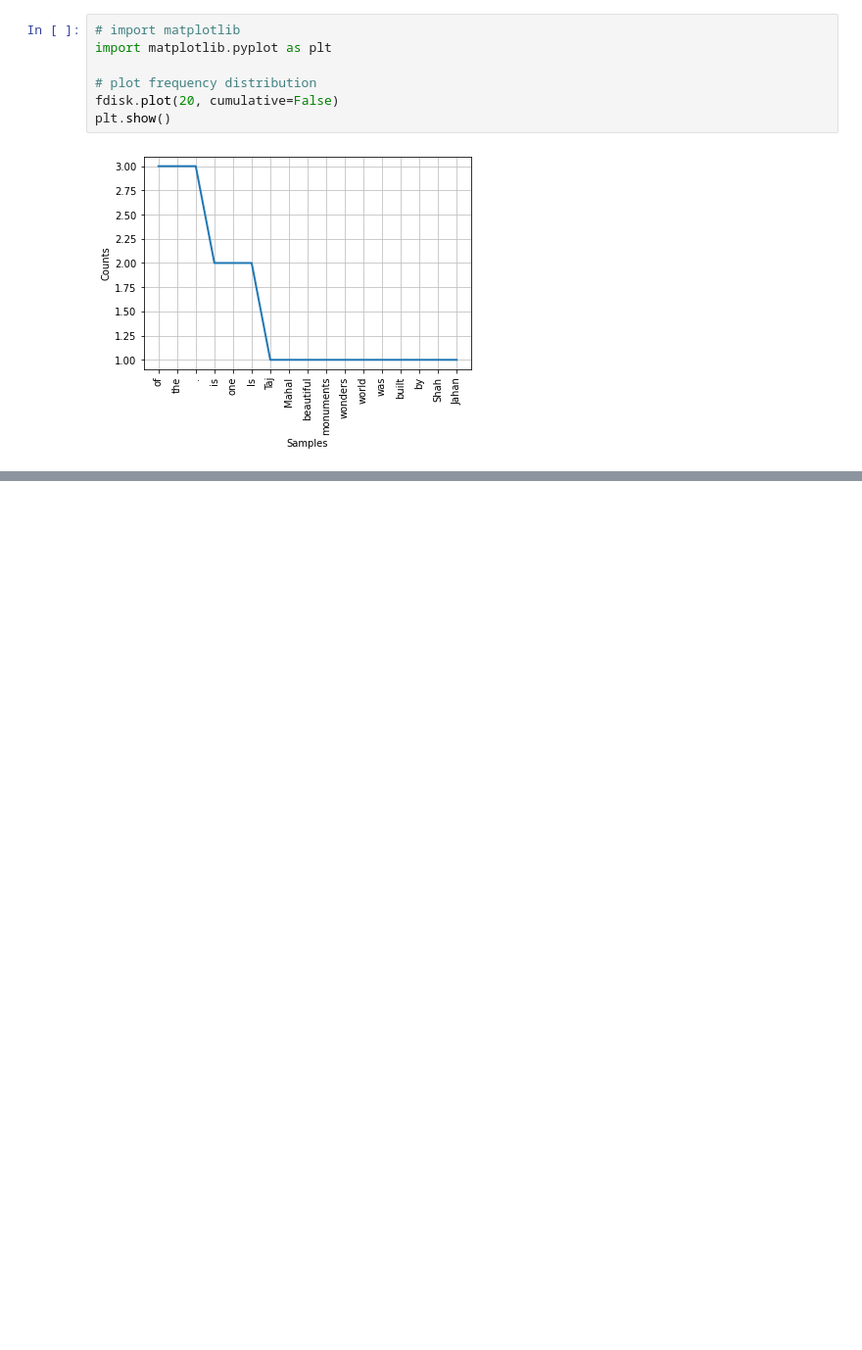
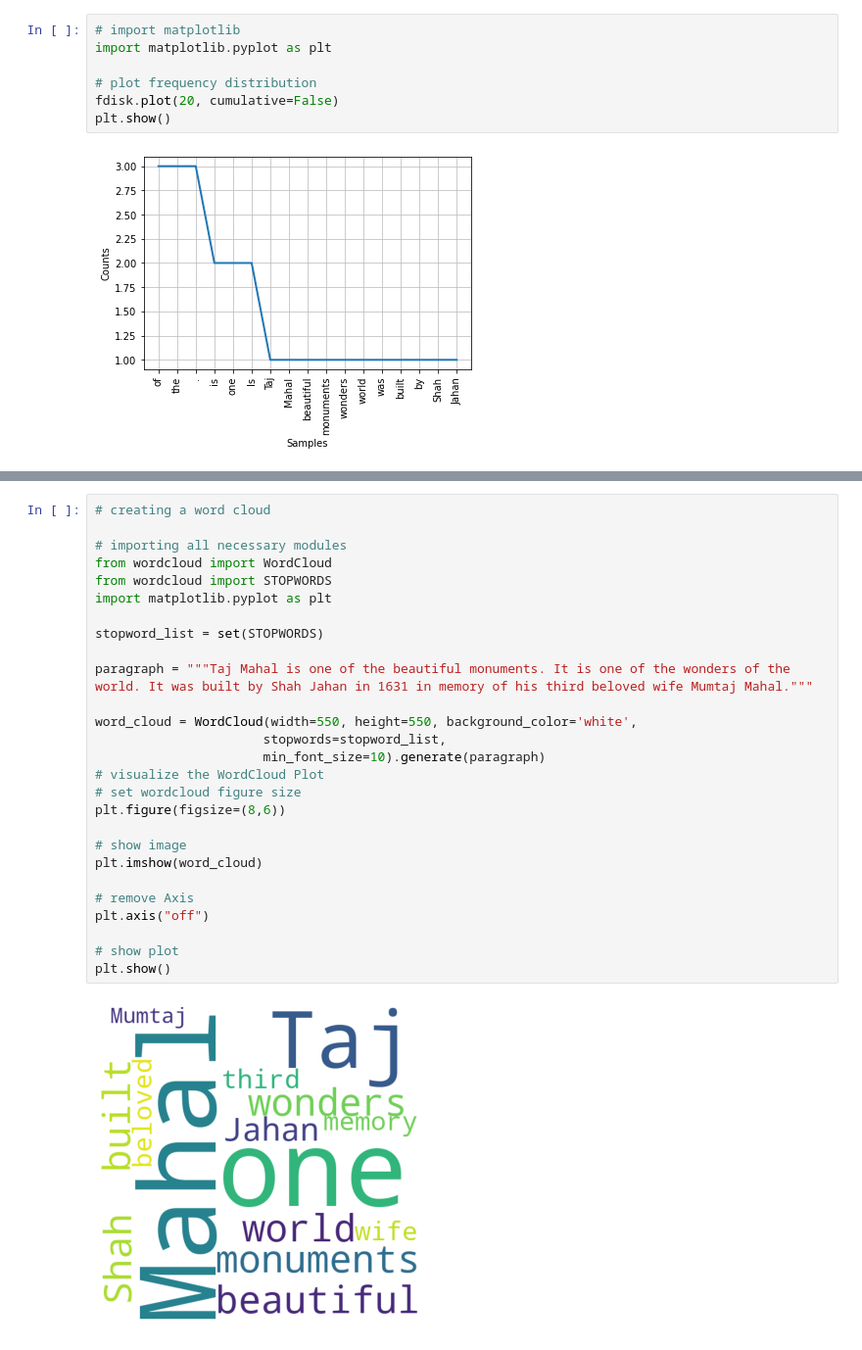
Before and after one commit to lh77x7/Python-data-analysis, a Jupyter notebook: chap12/analyzingTextualData.ipynb, the cells around one changed output, grey strips where cells are left out. Shown at 98% size. Cells and saved outputs as stored; diff of their text form; blank space fills up the shorter version.

```diff
--- a/chap12/analyzingTextualData.ipynb
+++ b/chap12/analyzingTextualData.ipynb
@@ -106,0 +217,29 @@ plt.show()
+# %%
+# creating a word cloud
+
+# importing all necessary modules
+from wordcloud import WordCloud
+from wordcloud import STOPWORDS
+import matplotlib.pyplot as plt
+
+stopword_list = set(STOPWORDS)
+
+paragraph = """Taj Mahal is one of the beautiful monuments. It is one of the wonders of the world. It was built by Shah Jahan in 1631 in memory of his third beloved wife Mumtaj Mahal."""
+
+word_cloud = WordCloud(width=550, height=550, background_color='white',
+                      stopwords=stopword_list,
+                      min_font_size=10).generate(paragraph)
+# visualize the WordCloud Plot
+# set wordcloud figure size
+plt.figure(figsize=(8,6))
+
+# show image
+plt.imshow(word_cloud)
+
+# remove Axis
+plt.axis("off")
+
+# show plot
+plt.show()
+# %% [output]
+[figure, added]
```
Also changed, not shown: parts of 7 cells of this notebook.
